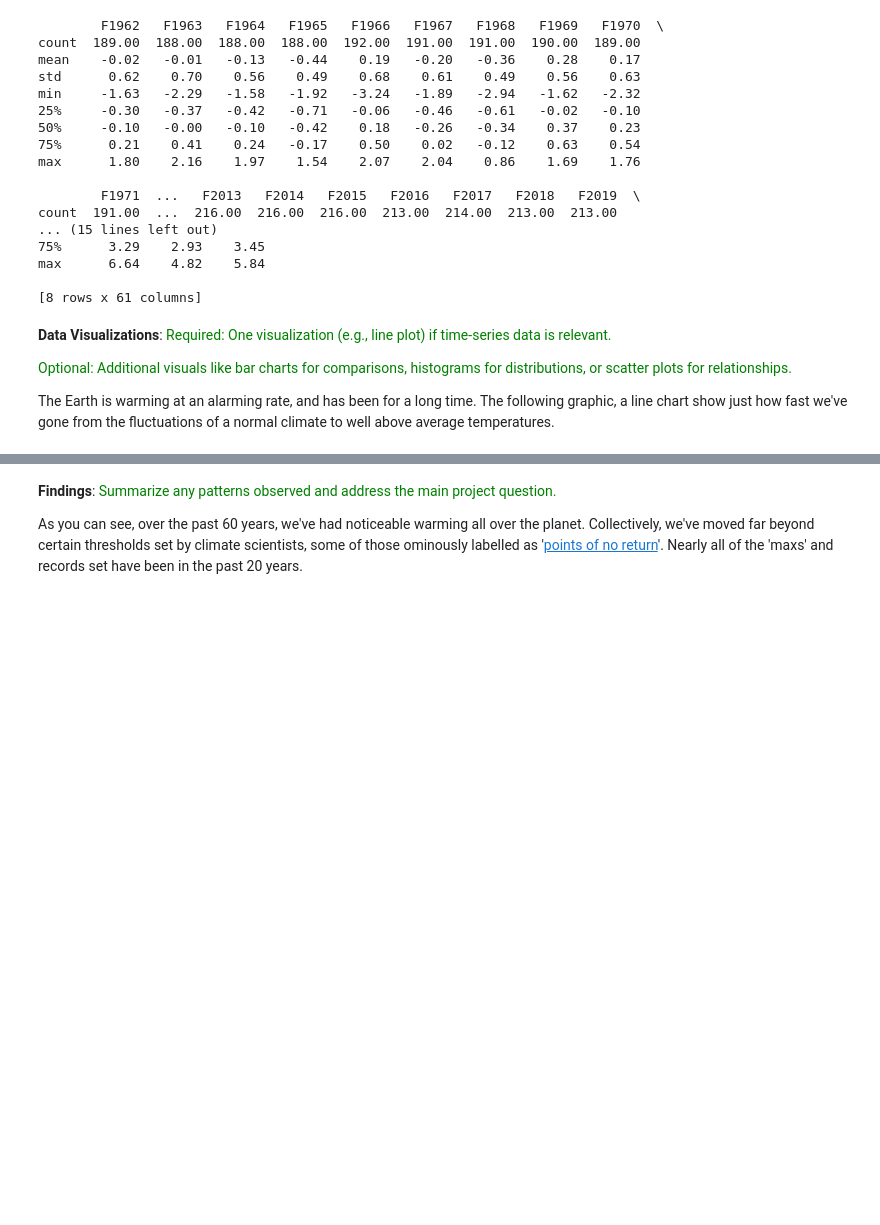
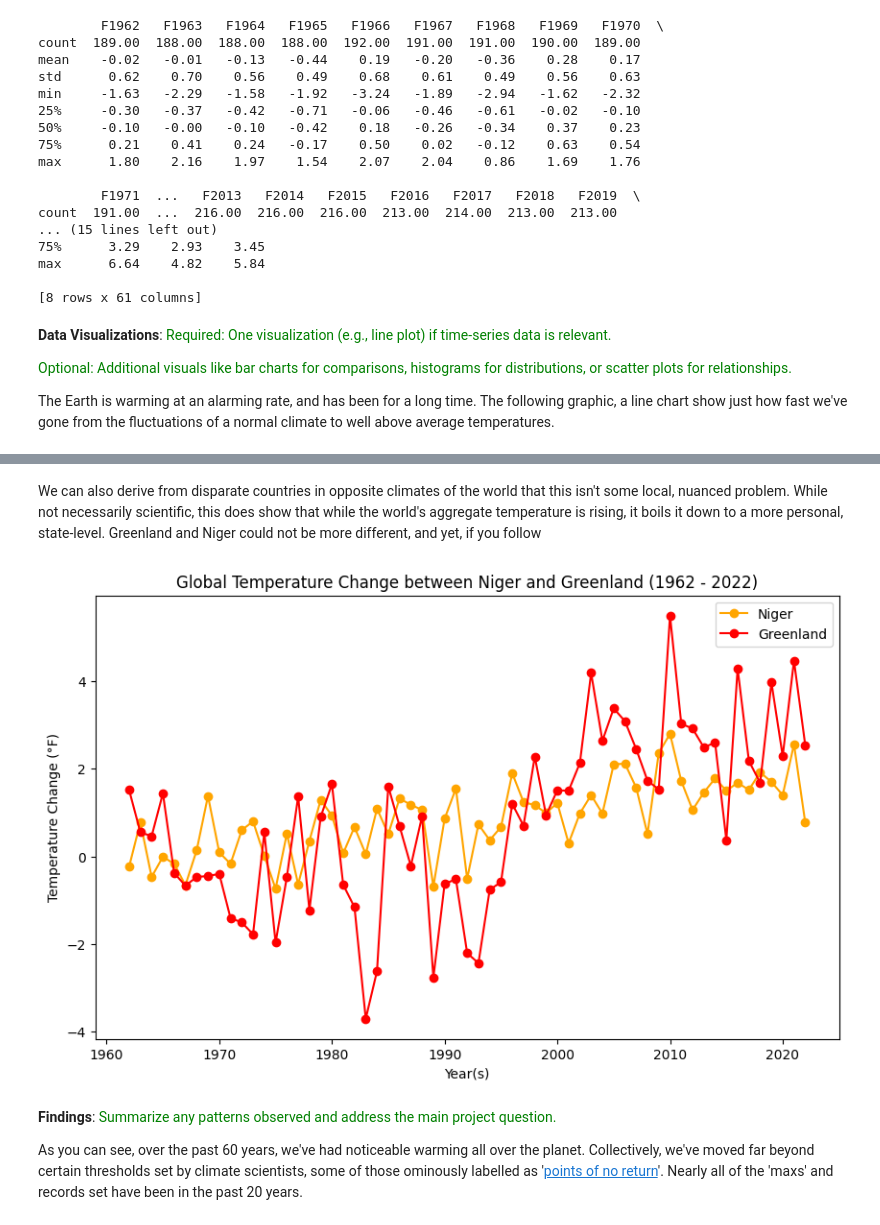
Before and after one commit to jared-joering/data_project_2024, a Jupyter notebook: climate_change_project.ipynb, the cells around one changed output, grey strips where cells are left out. Saved outputs shown, nothing was run; the diff lists cells and outputs as text; code cells hidden in the pictures; blank space fills up the shorter version.

```diff
--- a/climate_change_project.ipynb
+++ b/climate_change_project.ipynb
@@ -130,3 +136,27 @@ mplpy.show()
+# %% [markdown]
+We can also derive from disparate countries in opposite climates of the world that this isn't some local, nuanced problem.  While not necessarily scientific, this does show that while the world's aggregate temperature is rising, it boils it down to a more personal, state-level.  Greenland and Niger could not be more different, and yet, if you follow
+# %%
+# following a similar trend to above, we'll take 'Niger' and 'Greenland' and assign them to variables
+niger = df_CtoF[df_CtoF['Country'] == 'Niger']
+greenland = df_CtoF[df_CtoF['Country'] == 'Greenland']
+
+# then flatten them (habit, despite not needing to)
+niger_temps = niger[year_columns].values.flatten()
+greenland_temps = greenland[year_columns].values.flatten()
+
+# and using the same graph, we can plot both of them while also adding a trend line
+mplpy.figure(figsize=(10, 6))
+mplpy.plot(years, niger_temps, marker='o', color='orange', label='Niger')
+mplpy.plot(years, greenland_temps, marker='o', color='red', label='Greenland')
+
+mplpy.title('Global Temperature Change between Niger and Greenland (1962 - 2022)')
+mplpy.xlabel('Year(s)')
+mplpy.ylabel('Temperature Change (°F)')
+mplpy.grid(False)
+mplpy.legend()
+mplpy.show()
+# %% [output]
+[figure, added]
 # %% [markdown]
 **Findings**: <font color='green'>Summarize any patterns observed and address the main project question.</font>
 
```
Also changed, not shown: parts of 2 cells of this notebook.
